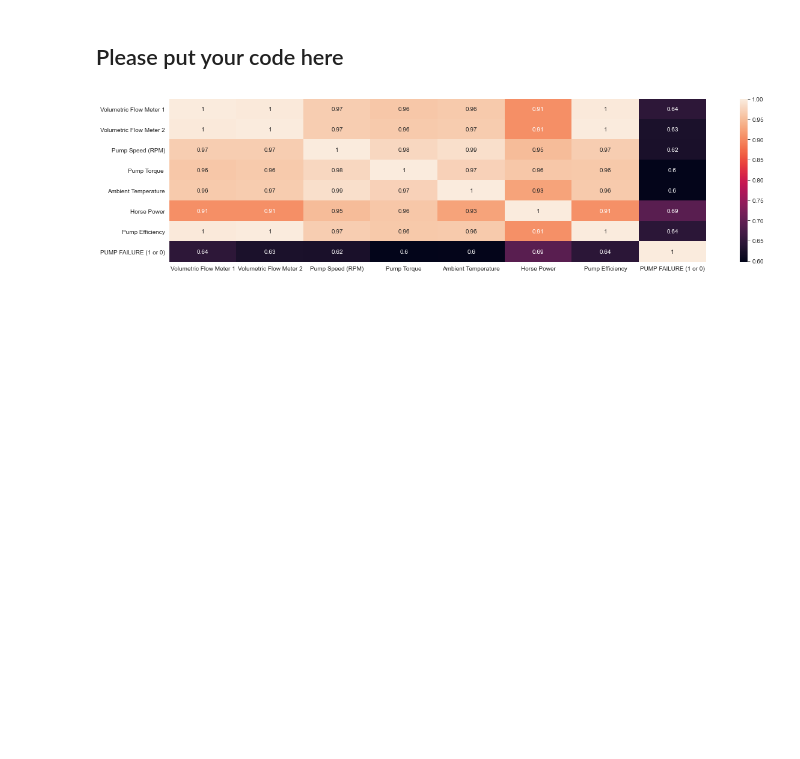
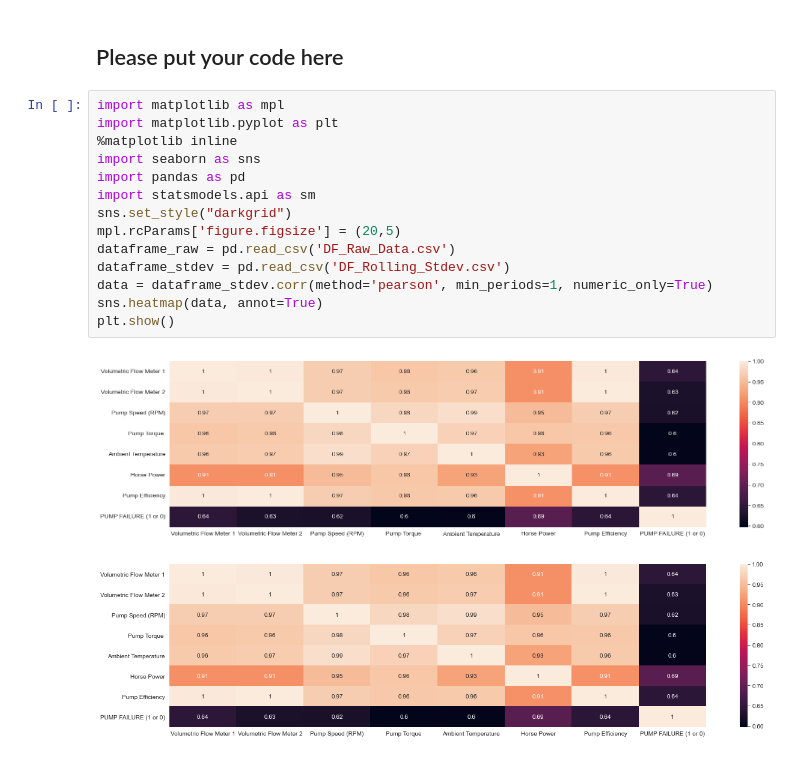
Before and after one commit to invisiblenic/vigilant-journey, a Jupyter notebook: Southern_Water_Corp_OLS_Case_Study_Student_Facing_130324.ipynb, the cells around one changed output. Cells and saved outputs as stored; diff of their text form; blank space fills up the shorter version.

```diff
--- a/Southern_Water_Corp_OLS_Case_Study_Student_Facing_130324.ipynb
+++ b/Southern_Water_Corp_OLS_Case_Study_Student_Facing_130324.ipynb
@@ -661,6 +692,22 @@ Previously, you created a correlation matrix using 'raw' variables. We saw *some
 <b> i) Using Seaborn's heatmap function, create a heatmap that clearly shows the correlations (including R) for all variables using the dataframe_stdev dataset. </b>
 # %% [markdown]
 ## Please put your code here
+# %%
+import matplotlib as mpl
+import matplotlib.pyplot as plt
+%matplotlib inline
+import seaborn as sns
+import pandas as pd
+import statsmodels.api as sm
+sns.set_style("darkgrid")
+mpl.rcParams['figure.figsize'] = (20,5)
+dataframe_raw = pd.read_csv('DF_Raw_Data.csv')
+dataframe_stdev = pd.read_csv('DF_Rolling_Stdev.csv')
+data = dataframe_stdev.corr(method='pearson', min_periods=1, numeric_only=True)
+sns.heatmap(data, annot=True)
+plt.show()
+# %% [output]
+[figure, added]
 # %%
 # %% [output]
 [figure]
```
Also changed, not shown: parts of 11 cells of this notebook.
